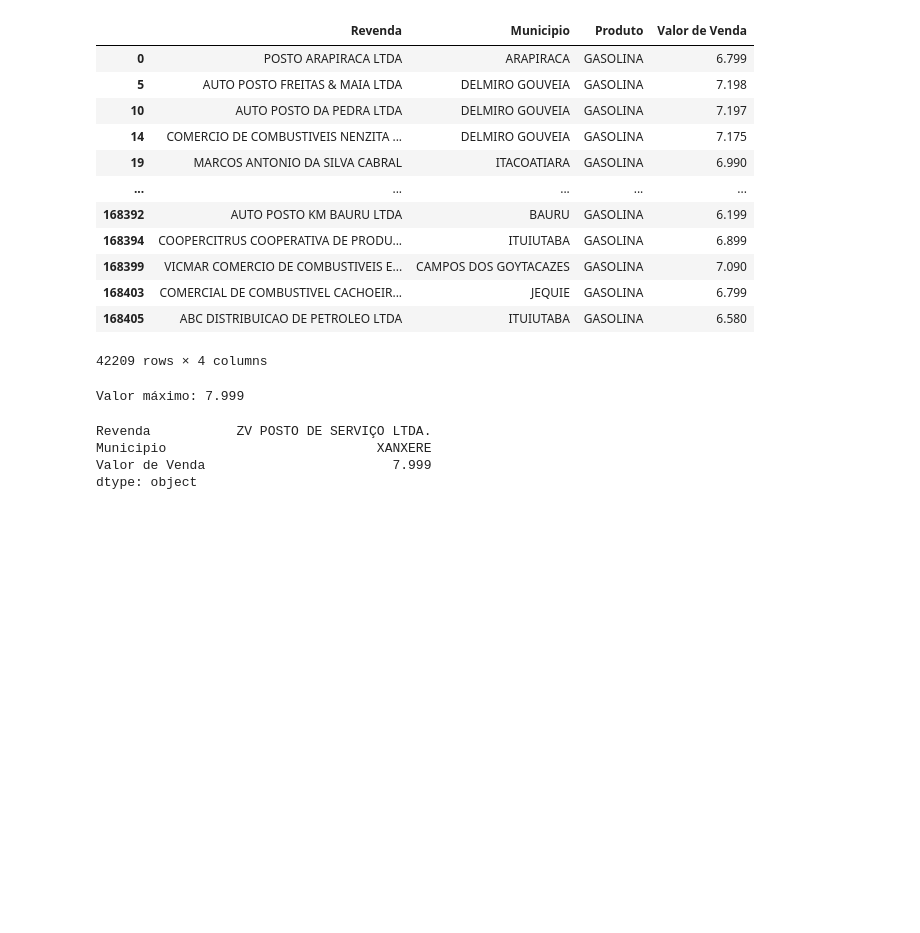
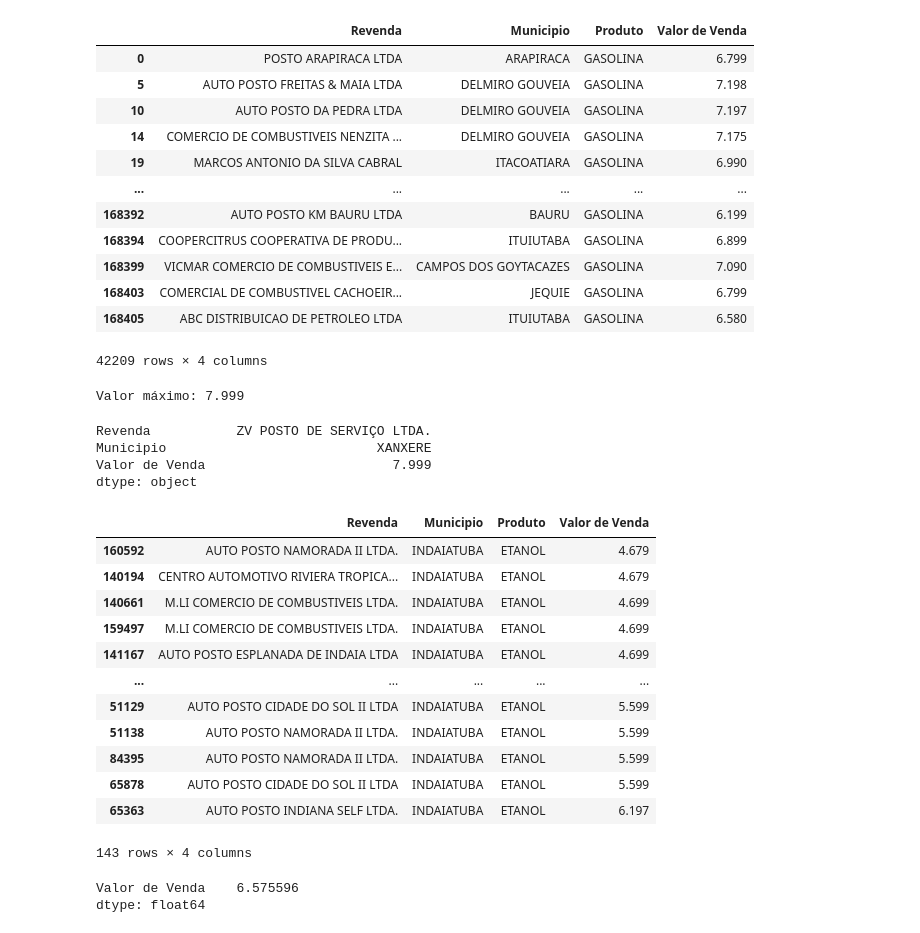
Before and after one commit to William-Rome4/CursoDeExtensaoPythonPandas2023, a Jupyter notebook: Primeiro_Exemplo_em_Pandas.ipynb, the cells around one changed output. Saved outputs shown, nothing was run; the diff lists cells and outputs as text; code cells hidden in the pictures; blank space fills up the shorter version.

```diff
--- a/Primeiro_Exemplo_em_Pandas.ipynb
+++ b/Primeiro_Exemplo_em_Pandas.ipynb
@@ -165,3 +165,31 @@ Revenda           ZV POSTO DE SERVIÇO LTDA.
 Municipio                           XANXERE
 Valor de Venda                        7.999
 dtype: object
+# %%
+#Location com múltiplas condições para filtragem
+#Preços e postos que vendem ETANOL na cidade de INDAIATUBA
+et_indtuba_df = ca_df.loc[(ca_df['Produto'] == 'ETANOL') & (ca_df['Municipio'] == 'INDAIATUBA')]
+display(et_indtuba_df.sort_values(by='Valor de Venda'))
+# %% [output]
+|  | Revenda | Municipio | Produto | Valor de Venda |
+| 160592 | AUTO POSTO NAMORADA II LTDA. | INDAIATUBA | ETANOL | 4.679 |
+| 140194 | CENTRO AUTOMOTIVO RIVIERA TROPICA... | INDAIATUBA | ETANOL | 4.679 |
+| 140661 | M.LI COMERCIO DE COMBUSTIVEIS LTDA. | INDAIATUBA | ETANOL | 4.699 |
+| 159497 | M.LI COMERCIO DE COMBUSTIVEIS LTDA. | INDAIATUBA | ETANOL | 4.699 |
+| 141167 | AUTO POSTO ESPLANADA DE INDAIA LTDA | INDAIATUBA | ETANOL | 4.699 |
+| ... | ... | ... | ... | ... |
+| 51129 | AUTO POSTO CIDADE DO SOL II LTDA | INDAIATUBA | ETANOL | 5.599 |
+| 51138 | AUTO POSTO NAMORADA II LTDA. | INDAIATUBA | ETANOL | 5.599 |
+| 84395 | AUTO POSTO NAMORADA II LTDA. | INDAIATUBA | ETANOL | 5.599 |
+| 65878 | AUTO POSTO CIDADE DO SOL II LTDA | INDAIATUBA | ETANOL | 5.599 |
+| 65363 | AUTO POSTO INDIANA SELF LTDA. | INDAIATUBA | ETANOL | 6.197 |
+143 rows × 4 columns
+# %%
+#Média de preços dos combustíveis GASOLINA e GASOLINA ADITIVADA do Bairro MOOCA em SÃO PAULO?
+display(df.loc[(df['Bairro'] == 'MOOCA') &
+                            (df['Municipio'] == 'SAO PAULO') &
+                            ((df['Produto'] == 'GASOLINA') | (df['Produto'] == 'GASOLINA ADITIVADA')),
+                            ['Valor de Venda']].mean())
+# %% [output]
+Valor de Venda    6.575596
+dtype: float64
```
Also changed, not shown: parts of 3 cells of this notebook.
